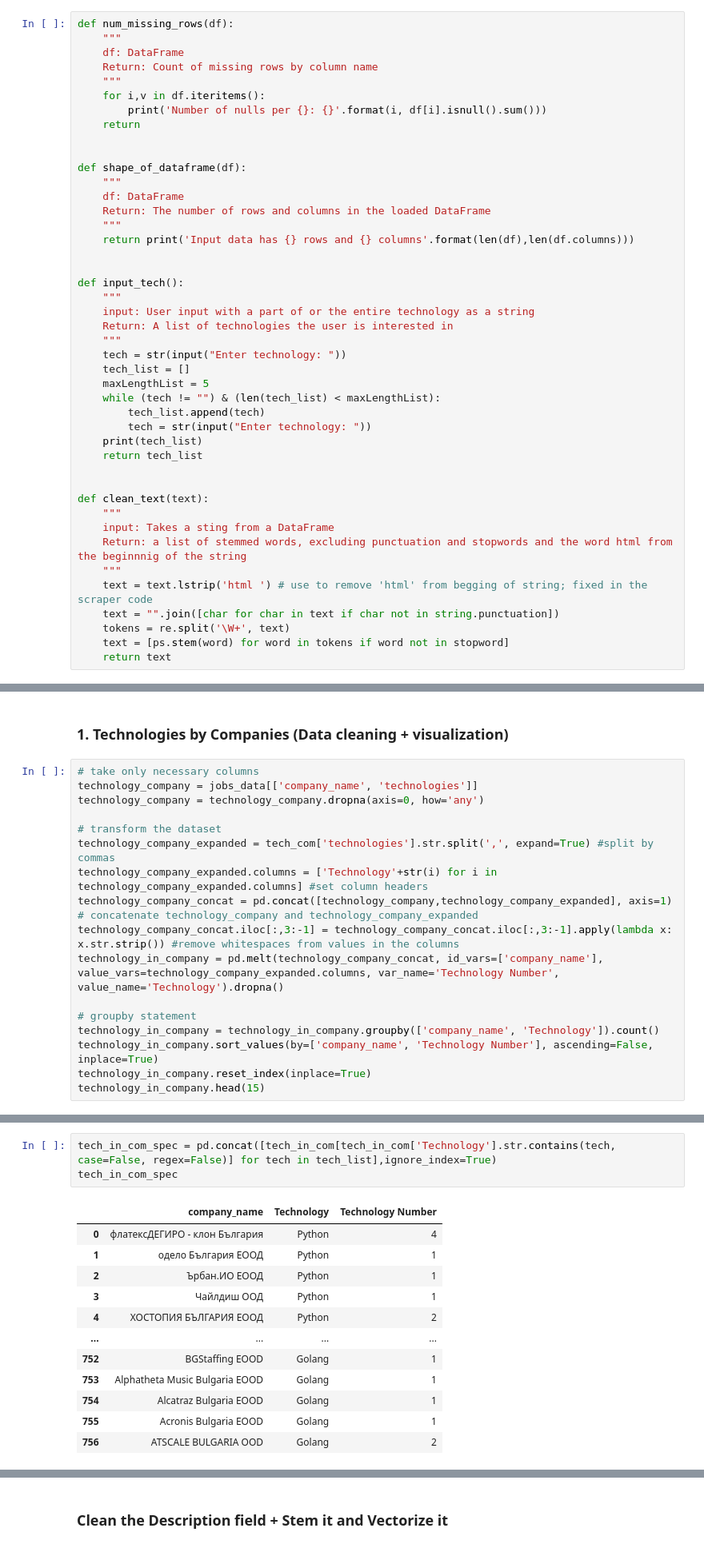
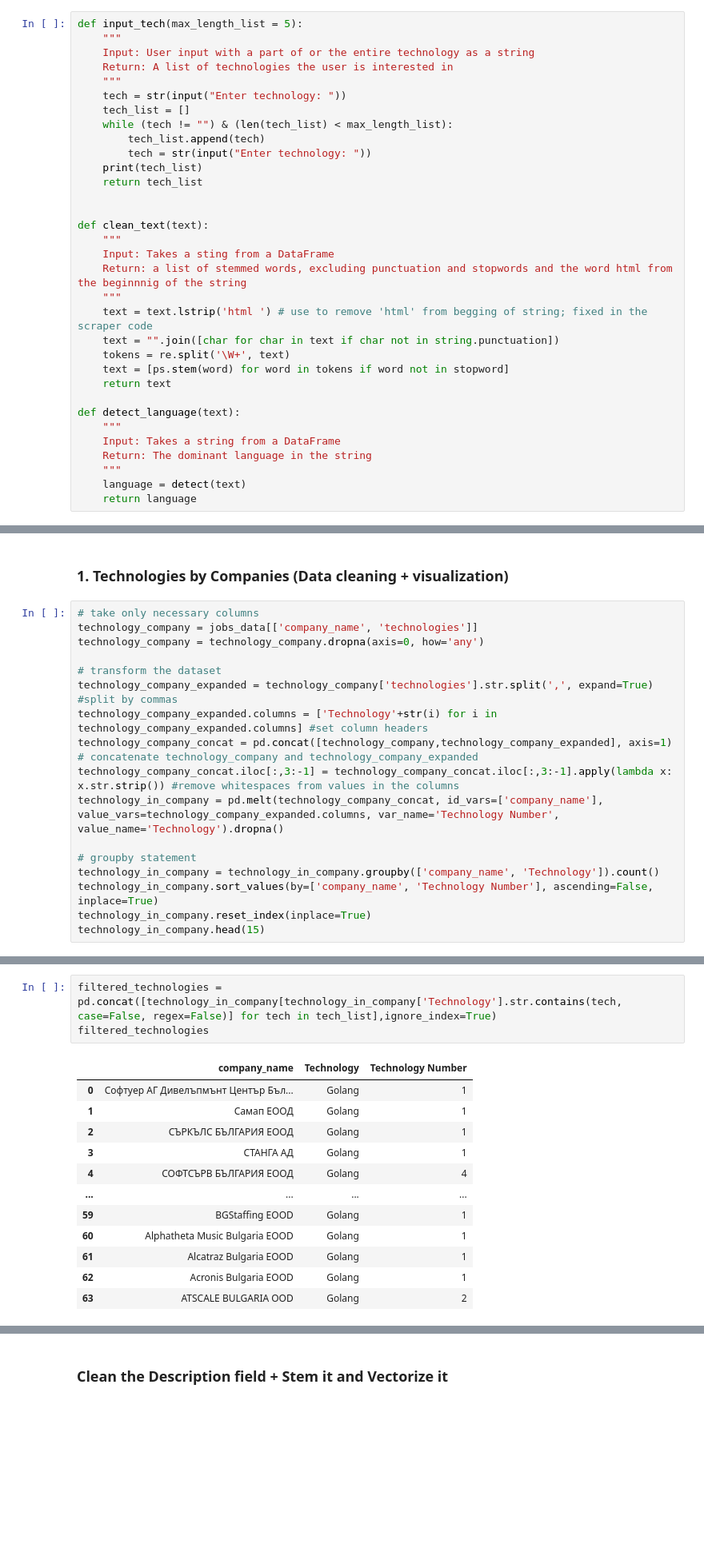
Before and after one commit to LyuboKushev/Employment-Data, a Jupyter notebook: Text Analysis Jobs bg.ipynb, the cells around one changed output, grey strips where cells are left out. Shown at 80% size. Saved outputs shown, nothing was run; the diff lists cells and outputs as text; blank space fills up the shorter version.

Commit message:
Adding the updated version of the scraper and a version on the Text Analysis

```diff
--- a/Text Analysis Jobs bg.ipynb
+++ b/Text Analysis Jobs bg.ipynb
@@ -20,33 +21,14 @@ stopword = nltk.corpus.stopwords.words('english')
 # %% [markdown]
 #### Functions
 # %%
-def num_missing_rows(df):
+def input_tech(max_length_list = 5):
     """
-    df: DataFrame
-    Return: Count of missing rows by column name
-    """
-    for i,v in df.iteritems():
-        print('Number of nulls per {}: {}'.format(i, df[i].isnull().sum()))
-    return
-
-
-def shape_of_dataframe(df):
-    """
-    df: DataFrame
-    Return: The number of rows and columns in the loaded DataFrame
-    """
-    return print('Input data has {} rows and {} columns'.format(len(df),len(df.columns)))
-
-
-def input_tech():
-    """
-    input: User input with a part of or the entire technology as a string
+    Input: User input with a part of or the entire technology as a string
     Return: A list of technologies the user is interested in
     """
     tech = str(input("Enter technology: "))
     tech_list = []
-    maxLengthList = 5
-    while (tech != "") & (len(tech_list) < maxLengthList):
+    while (tech != "") & (len(tech_list) < max_length_list):
         tech_list.append(tech)
         tech = str(input("Enter technology: "))
     print(tech_list)
@@ -55,7 +37,7 @@ def input_tech():
 
 def clean_text(text):
     """
-    input: Takes a sting from a DataFrame
+    Input: Takes a sting from a DataFrame
     Return: a list of stemmed words, excluding punctuation and stopwords and the word html from the beginnnig of the string
     """
     text = text.lstrip('html ') # use to remove 'html' from begging of string; fixed in the scraper code
@@ -63,6 +45,14 @@ def clean_text(text):
     tokens = re.split('\W+', text)
     text = [ps.stem(word) for word in tokens if word not in stopword]
     return text
+
+def detect_language(text):
+    """
+    Input: Takes a string from a DataFrame
+    Return: The dominant language in the string
+    """
+    language = detect(text)
+    return language
 # %% [markdown]
 ### Load the data
 _In case the positions are scraped in separated files concatenate the files_
@@ -111,7 +99,7 @@ technology_company = jobs_data[['company_name', 'technologies']]
 technology_company = technology_company.dropna(axis=0, how='any')
 
 # transform the dataset
-technology_company_expanded = tech_com['technologies'].str.split(',', expand=True) #split by commas
+technology_company_expanded = technology_company['technologies'].str.split(',', expand=True) #split by commas
 technology_company_expanded.columns = ['Technology'+str(i) for i in technology_company_expanded.columns] #set column headers
 technology_company_concat = pd.concat([technology_company,technology_company_expanded], axis=1) # concatenate technology_company and technology_company_expanded
 technology_company_concat.iloc[:,3:-1] = technology_company_concat.iloc[:,3:-1].apply(lambda x: x.str.strip()) #remove whitespaces from values in the columns
@@ -150,16 +136,16 @@ Enter technology:
 # %%
-tech_in_com_spec = pd.concat([tech_in_com[tech_in_com['Technology'].str.contains(tech, case=False, regex=False)] for tech in tech_list],ignore_index=True)
-tech_in_com_spec
+filtered_technologies = pd.concat([technology_in_company[technology_in_company['Technology'].str.contains(tech, case=False, regex=False)] for tech in tech_list],ignore_index=True)
+filtered_technologies
 # %% [output]
 |  | company_name | Technology | Technology Number |
-| 0 | флатексДЕГИРО - клон България | Python | 4 |
-| 1 | одело България ЕООД | Python | 1 |
-| 2 | Ърбан.ИО ЕООД | Python | 1 |
-| 3 | Чайлдиш ООД | Python | 1 |
-| 4 | ХОСТОПИЯ БЪЛГАРИЯ ЕООД | Python | 2 |
+| 0 | Софтуер АГ Дивелъпмънт Център Бъл... | Golang | 1 |
+| 1 | Самап ЕООД | Golang | 1 |
+| 2 | СЪРКЪЛС БЪЛГАРИЯ ЕООД | Golang | 1 |
+| 3 | СТАНГА АД | Golang | 1 |
+| 4 | СОФТСЪРВ БЪЛГАРИЯ ЕООД | Golang | 4 |
 | ... | ... | ... | ... |
-| 752 | BGStaffing EOOD | Golang | 1 |
-| 753 | Alphatheta Music Bulgaria EOOD | Golang | 1 |
-| 754 | Alcatraz Bulgaria EOOD | Golang | 1 |
-| 755 | Acronis Bulgaria ЕOOD | Golang | 1 |
-| 756 | ATSCALE BULGARIA OOD | Golang | 2 |
+| 59 | BGStaffing EOOD | Golang | 1 |
+| 60 | Alphatheta Music Bulgaria EOOD | Golang | 1 |
+| 61 | Alcatraz Bulgaria EOOD | Golang | 1 |
+| 62 | Acronis Bulgaria ЕOOD | Golang | 1 |
+| 63 | ATSCALE BULGARIA OOD | Golang | 2 |
```
Also changed, not shown: parts of 27 cells of this notebook, 1 other file.
